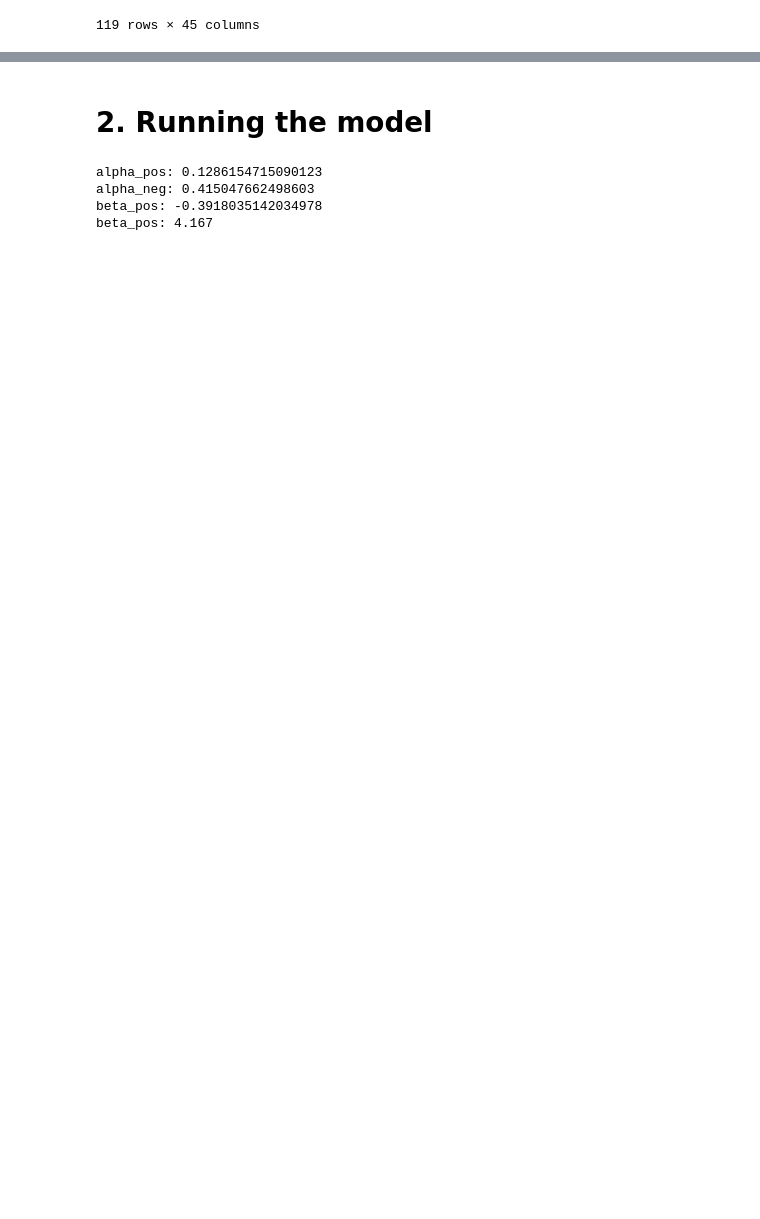
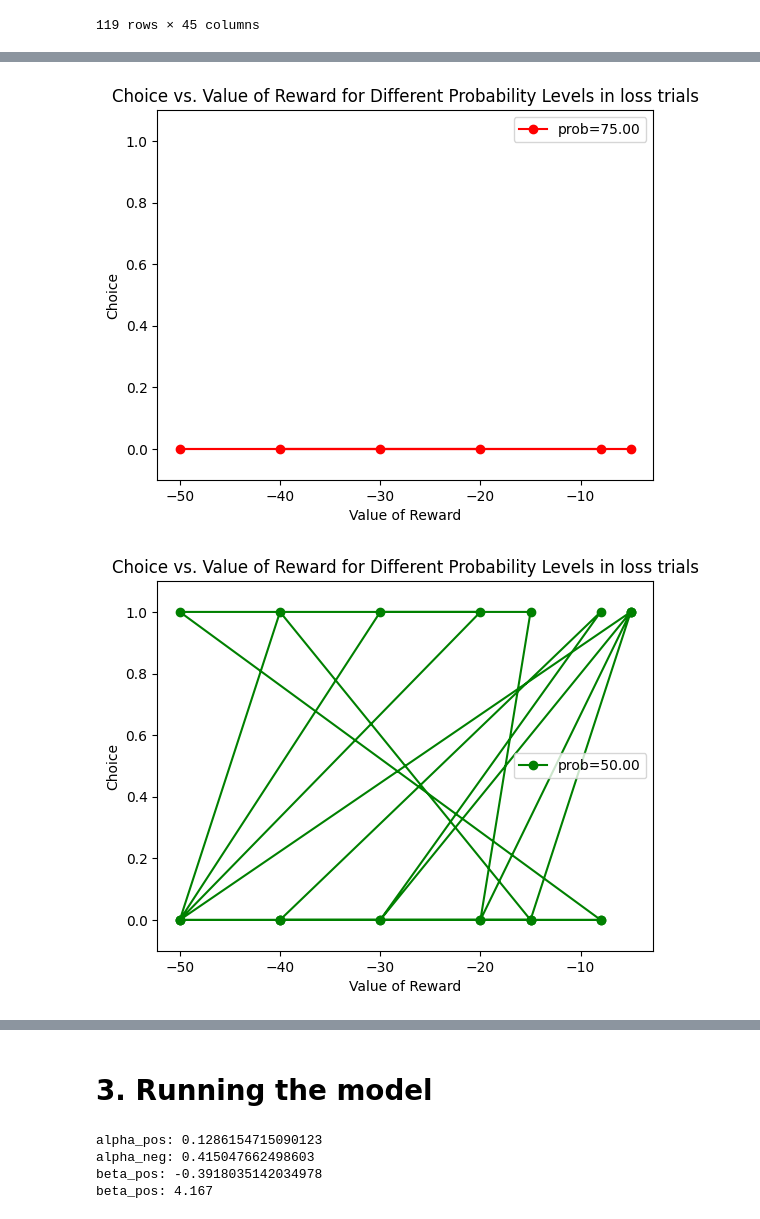
Before and after one commit to CDN-Lab/Intracraneal_electrodes, a Jupyter notebook: uncertaintyencoding.ipynb, the cells around one changed output, grey strips where cells are left out. Saved outputs shown, nothing was run; the diff lists cells and outputs as text; code cells hidden in the pictures; blank space fills up the shorter version.

```diff
--- a/uncertaintyencoding.ipynb
+++ b/uncertaintyencoding.ipynb
@@ -130,0 +111,5 @@ plotting_raw_behavior(dfgains, trials='gains')
+# %%
+plotting_raw_behavior(dfloss, trials='loss')
+# %% [output]
+[figure, added]
+[figure, added]
@@ -131,5 +119,5 @@ plotting_raw_behavior(dfgains, trials='gains')
 # %% [markdown]
-# 2. Running the model
+# 3. Running the model
 # %%
 
 #Define the parameter values for the given participant.
```
Also changed, not shown: parts of 4 cells of this notebook, 6 other files.
